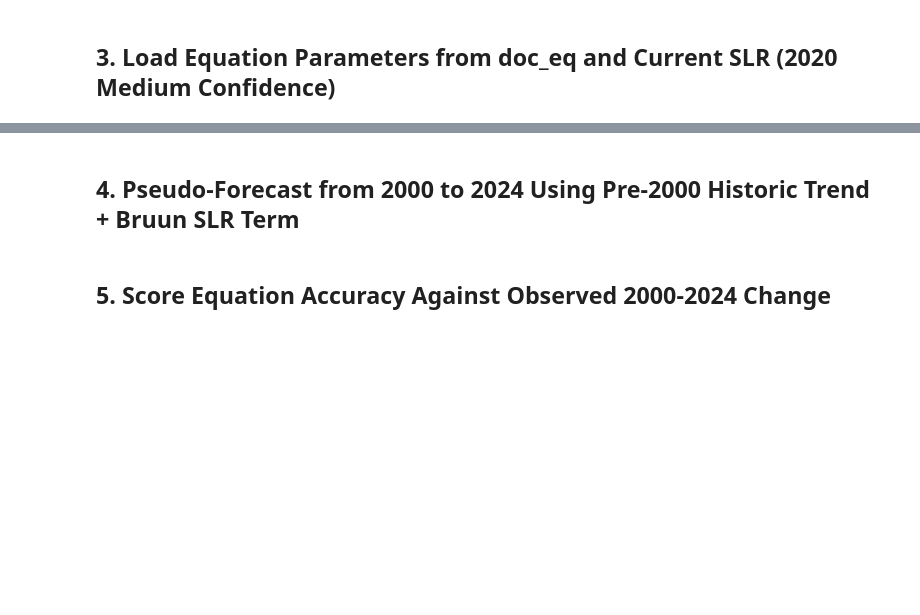
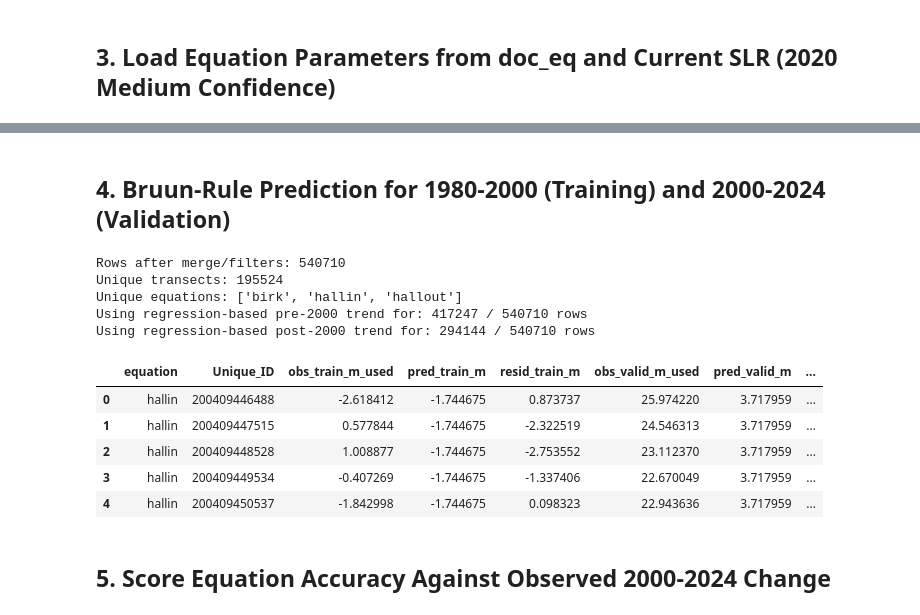
Before and after one commit to RNC-Research-Group/Bruun-rule-yaxiong, a Jupyter notebook: bruunvalidation.ipynb, the cells around one changed output, grey strips where cells are left out. Cells and saved outputs as stored; diff of their text form; code cells hidden in the pictures; blank space fills up the shorter version.

```diff
--- a/bruunvalidation.ipynb
+++ b/bruunvalidation.ipynb
@@ -195,33 +329,64 @@ bruun.head()
 # %% [markdown]
-## 4. Pseudo-Forecast from 2000 to 2024 Using Pre-2000 Historic Trend + Bruun SLR Term
+## 4. Bruun-Rule Prediction for 1980-2000 (Training) and 2000-2024 (Validation)
 # %%
 # Merge observed pre/post-2000 distances with equation parameters
 data = bruun.merge(obs, on="Unique_ID", how="inner")
 
-data = data.dropna(subset=["obs_train_m", "obs_valid_m", "train_years", "valid_years", "R_bruun", "slr_2020_m"]).copy()
+data = data.dropna(
+    subset=["obs_train_m", "obs_valid_m", "train_years", "valid_years", "R_bruun", "slr_2020_m", "slr_1980_2000_m"]
+).copy()
 
-# Historic trend calibrated from observations available before 2000
-data["historic_rate_m_per_yr"] = data["obs_train_m"] / data["train_years"]
+# Prefer the real multi-point regression trend (section 2b) as the observed ground
+# truth; fall back to the plain two-point secant only where too few dated points
+# exist to fit a regression.
+data["obs_train_m_used"] = (
+    data["obs_rate_pre2000_m_per_yr"].fillna(data["obs_train_m"] / data["train_years"]) * data["train_years"]
+)
+data["obs_valid_m_used"] = (
+    data["obs_rate_post2000_m_per_yr"].fillna(data["obs_valid_m"] / data["valid_years"]) * data["valid_years"]
+)
 
-# Pseudo-forecast from ~2000 to latest<=2024:
-# predicted = historic_trend_component + SLR_component
-# where SLR_component = (retreat per meter SLR) * (current absolute SLR)
-# and R_bruun here is the per-meter Bruun sensitivity term from doc_eq outputs.
-data["hist_component_m"] = data["historic_rate_m_per_yr"] * data["valid_years"]
-data["slr_component_m"] = data["R_bruun"] * data["slr_2020_m"]
-data["pred_valid_m"] = data["hist_component_m"] + data["slr_component_m"]
+# --- Training (1980-2000): pure Bruun-rule prediction, no fitted/free parameters ---
+# pred_train_m = R_bruun (geometry/CD sensitivity, time-invariant) * SLR forcing over 1980-2000
+# (PSMSL nearest-gauge trend). Compared against the real (regression-based) observed retreat.
+data["pred_train_m"] = data["R_bruun"] * data["slr_1980_2000_m"]
+data["resid_train_m"] = data["pred_train_m"] - data["obs_train_m_used"]
+
+# --- Validation (2000-2024): pure Bruun-rule prediction, same style as training ---
+# pred_valid_m = R_bruun * SLR forcing (NZSeaRise novlm, 2020 medium confidence). No
+# historic-trend term is added on top - that would double-count SLR-driven retreat,
+# since the real pre-2000 trend already reflects whatever SLR was doing historically.
+data["pred_valid_m"] = data["R_bruun"] * data["slr_2020_m"]
 
 # Position projection along observed transect axis
 data["pred_latest_x"] = data["pre2000_x"] + data["ux_obs"] * data["pred_valid_m"]
 data["pred_latest_y"] = data["pre2000_y"] + data["uy_obs"] * data["pred_valid_m"]
 data["xy_err_m"] = np.hypot(data["pred_latest_x"] - data["latest_x"], data["pred_latest_y"] - data["latest_y"])
 
-data["resid_valid_m"] = data["pred_valid_m"] - data["obs_valid_m"]
+data["resid_valid_m"] = data["pred_valid_m"] - data["obs_valid_m_used"]
 
 print("Rows after merge/filters:", len(data))
 print("Unique transects:", data["Unique_ID"].nunique())
 print("Unique equations:", sorted(data["equation"].unique().tolist()))
-data[["equation", "Unique_ID", "obs_train_m", "obs_valid_m", "hist_component_m", "slr_component_m", "pred_valid_m", "xy_err_m"]].head()
+print("Using regression-based pre-2000 trend for:", int(data["obs_rate_pre2000_m_per_yr"].notna().sum()), "/", len(data), "rows")
+print("Using regression-based post-2000 trend for:", int(data["obs_rate_post2000_m_per_yr"].notna().sum()), "/", len(data), "rows")
+data[[
+    "equation", "Unique_ID",
+    "obs_train_m_used", "pred_train_m", "resid_train_m",
+    "obs_valid_m_used", "pred_valid_m", "xy_err_m",
+]].head()
+# %% [output]
+Rows after merge/filters: 540710
+Unique transects: 195524
+Unique equations: ['birk', 'hallin', 'hallout']
+Using regression-based pre-2000 trend for: 417247 / 540710 rows
+Using regression-based post-2000 trend for: 294144 / 540710 rows
+|  | equation | Unique_ID | obs_train_m_used | pred_train_m | resid_train_m | obs_valid_m_used | pred_valid_m | ... |
+| 0 | hallin | 200409446488 | -2.618412 | -1.744675 | 0.873737 | 25.974220 | 3.717959 | ... |
+| 1 | hallin | 200409447515 | 0.577844 | -1.744675 | -2.322519 | 24.546313 | 3.717959 | ... |
+| 2 | hallin | 200409448528 | 1.008877 | -1.744675 | -2.753552 | 23.112370 | 3.717959 | ... |
+| 3 | hallin | 200409449534 | -0.407269 | -1.744675 | -1.337406 | 22.670049 | 3.717959 | ... |
+| 4 | hallin | 200409450537 | -1.842998 | -1.744675 | 0.098323 | 22.943636 | 3.717959 | ... |
 # %% [markdown]
 ## 5. Score Equation Accuracy Against Observed 2000-2024 Change
 # %%
```
Also changed, not shown: parts of 11 cells of this notebook, 3 other files.
